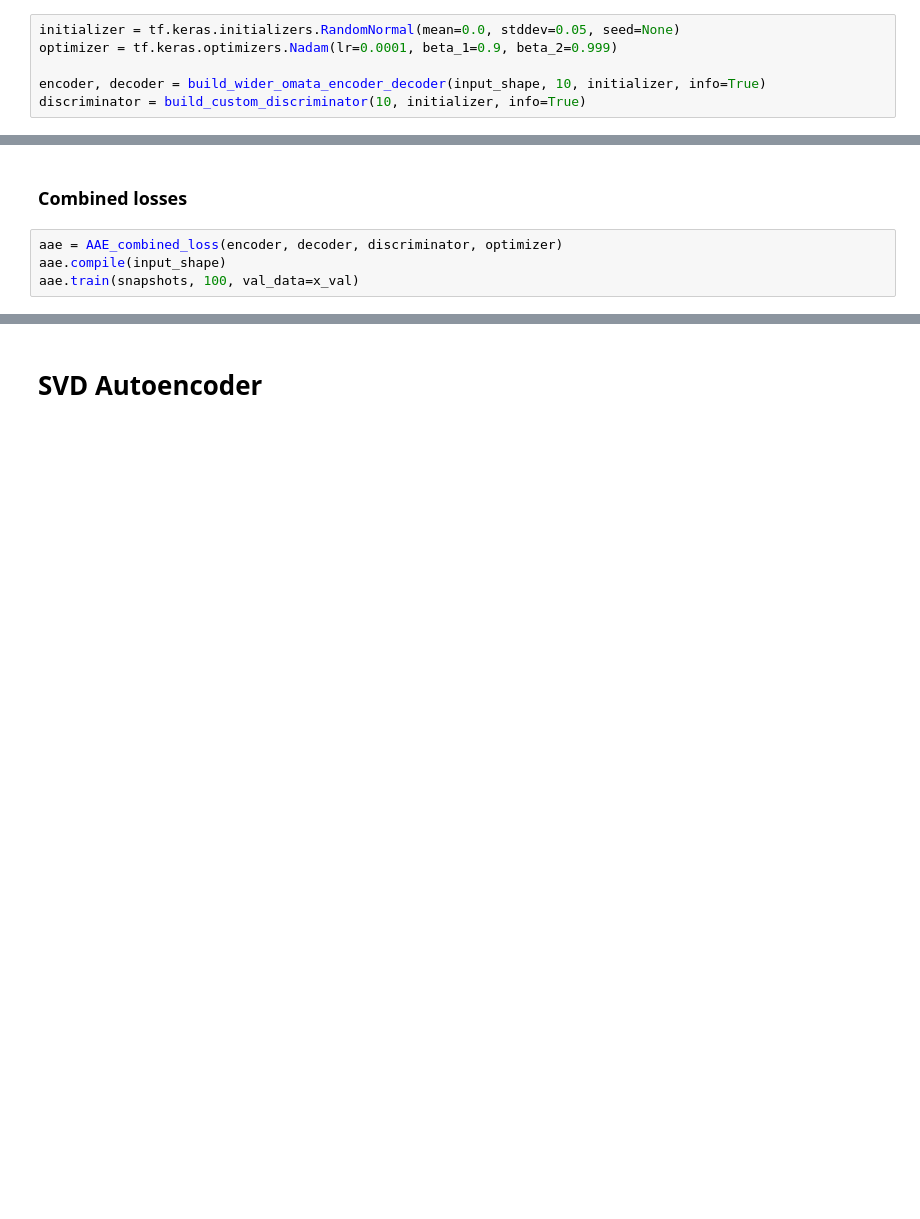
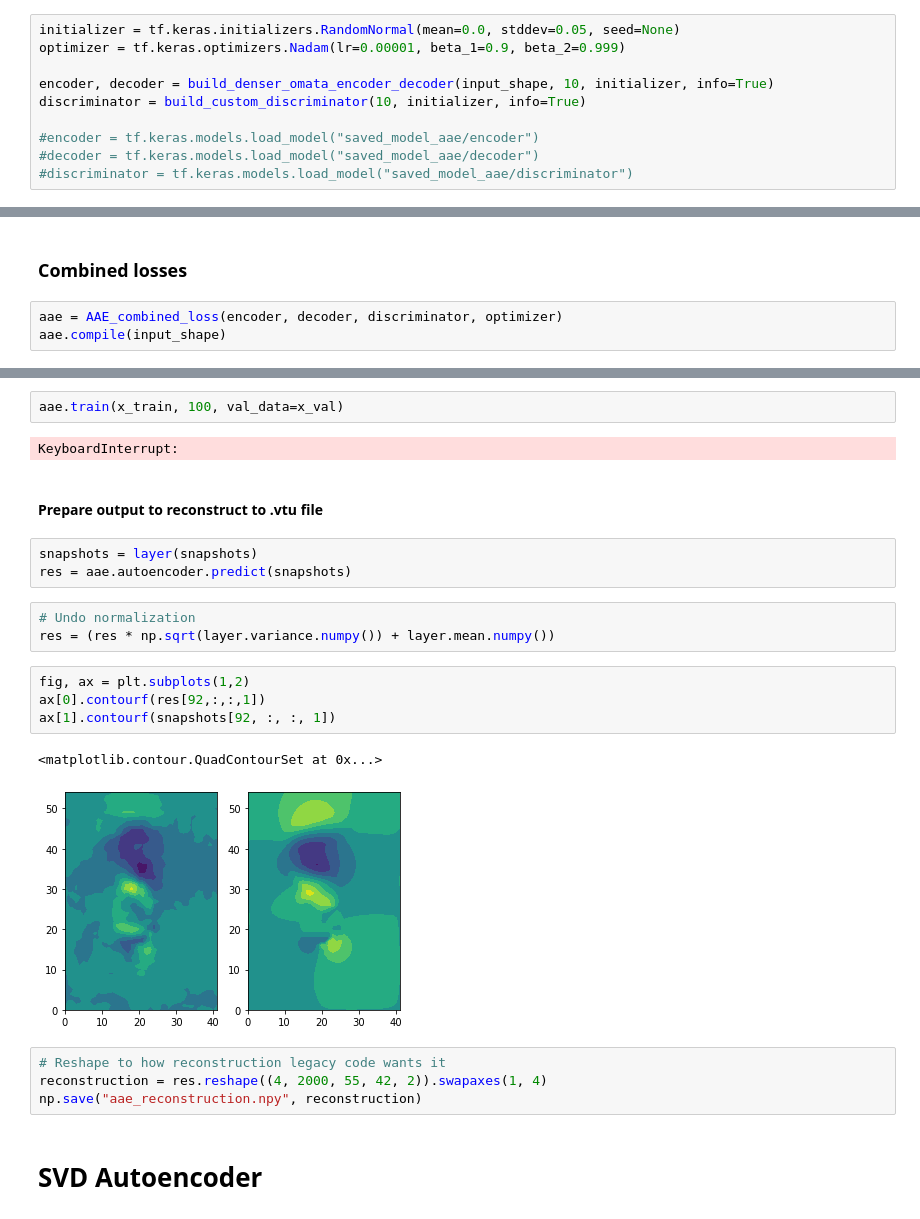
Before and after one commit to acse-zrw20/DD-GAN-AE, a Jupyter notebook: examples/basic_usage.ipynb, the cells around one changed output, grey strips where cells are left out. Saved outputs shown, nothing was run; the diff lists cells and outputs as text; blank space fills up the shorter version.

```diff
--- a/examples/basic_usage.ipynb
+++ b/examples/basic_usage.ipynb
@@ -211,9 +221,13 @@ x_train, x_val = train_test_split(snapshots, test_size=0.1)
 # %%
 initializer = tf.keras.initializers.RandomNormal(mean=0.0, stddev=0.05, seed=None)
-optimizer = tf.keras.optimizers.Nadam(lr=0.0001, beta_1=0.9, beta_2=0.999)
+optimizer = tf.keras.optimizers.Nadam(lr=0.00001, beta_1=0.9, beta_2=0.999)
 
-encoder, decoder = build_wider_omata_encoder_decoder(input_shape, 10, initializer, info=True)
+encoder, decoder = build_denser_omata_encoder_decoder(input_shape, 10, initializer, info=True)
 discriminator = build_custom_discriminator(10, initializer, info=True)
+
+#encoder = tf.keras.models.load_model("saved_model_aae/encoder")
+#decoder = tf.keras.models.load_model("saved_model_aae/decoder")
+#discriminator = tf.keras.models.load_model("saved_model_aae/discriminator")
 # %% [output]
 Model: "sequential"
 _________________________________________________________________
@@ -245,4 +258,3 @@ KeyboardInterrupt:
 # %%
 aae = AAE_combined_loss(encoder, decoder, discriminator, optimizer)
 aae.compile(input_shape)
-aae.train(snapshots, 100, val_data=x_val)
@@ -268,3 +261,26 @@ KeyboardInterrupt:
+# %%
+aae.train(x_train, 100, val_data=x_val)
+# %% [output]
+KeyboardInterrupt:
+# %% [markdown]
+#### Prepare output to reconstruct to .vtu file
+# %%
+snapshots = layer(snapshots)
+res = aae.autoencoder.predict(snapshots)
+# %%
+# Undo normalization
+res = (res * np.sqrt(layer.variance.numpy()) + layer.mean.numpy())
+# %%
+fig, ax = plt.subplots(1,2)
+ax[0].contourf(res[92,:,:,1])
+ax[1].contourf(snapshots[92, :, :, 1])
+# %% [output]
+<matplotlib.contour.QuadContourSet at 0x...>
+[figure, added]
+# %%
+# Reshape to how reconstruction legacy code wants it
+reconstruction = res.reshape((4, 2000, 55, 42, 2)).swapaxes(1, 4)
+np.save("aae_reconstruction.npy", reconstruction)
 # %% [markdown]
 # SVD Autoencoder
 # %%
```
Also changed, not shown: parts of 51 cells of this notebook, 14 other files.
